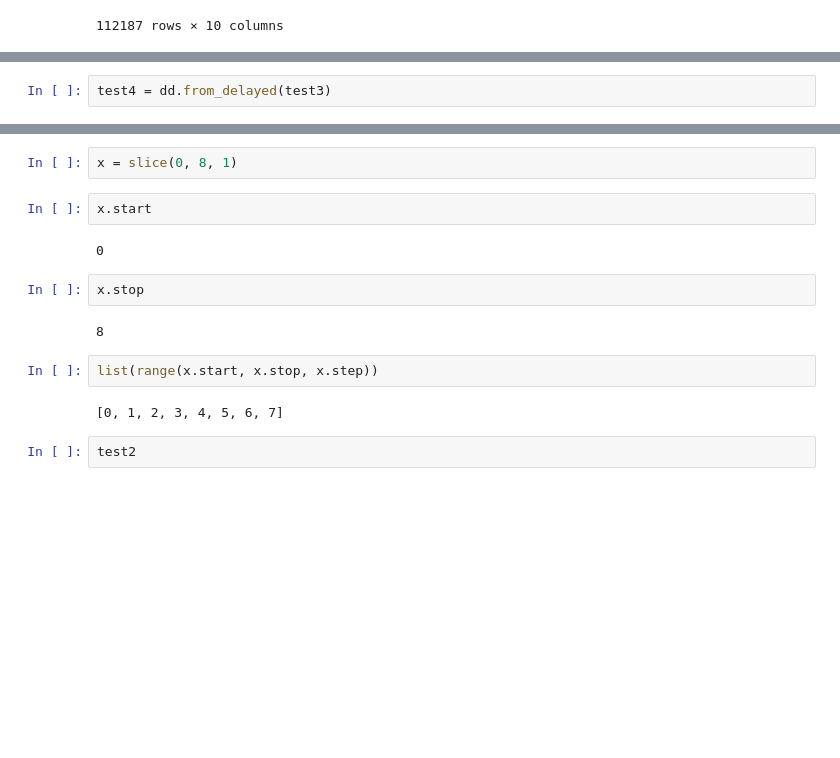
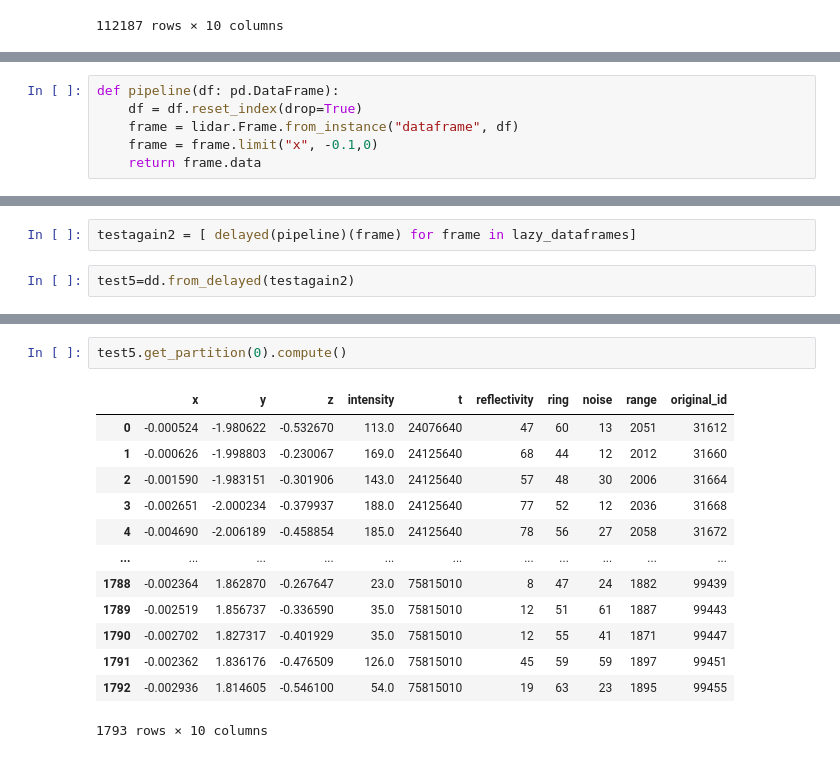
Before and after one commit to virtual-vehicle/pointcloudset, a Jupyter notebook: notebooks/dask_test.ipynb, the cells around one changed output, grey strips where cells are left out. Drawn from its saved outputs; the diff is of its cells as text; blank space fills up the shorter version.

```diff
--- a/notebooks/dask_test.ipynb
+++ b/notebooks/dask_test.ipynb
@@ -245,0 +314,6 @@ test3 = [delayed(test2.get_partition(i)) for i in range(0,10)]
+# %%
+def pipeline(df: pd.DataFrame):
+    df = df.reset_index(drop=True)
+    frame = lidar.Frame.from_instance("dataframe", df)
+    frame = frame.limit("x", -0.1,0)
+    return frame.data
@@ -246,2 +324,4 @@ test3 = [delayed(test2.get_partition(i)) for i in range(0,10)]
+# %%
+testagain2 = [ delayed(pipeline)(frame) for frame in lazy_dataframes]
 # %%
-test4 = dd.from_delayed(test3)
+test5=dd.from_delayed(testagain2)
@@ -250,18 +338,18 @@ test4.npartitions
 # %% [output]
 10
-# %%
-x = slice(0, 8, 1)
-# %%
-x.start
-# %% [output]
-0
-# %%
-x.stop
-# %% [output]
-8
-# %%
-list(range(x.start, x.stop, x.step))
-# %% [output]
-[0, 1, 2, 3, 4, 5, 6, 7]
-# %%
-test2
+# %%
+test5.get_partition(0).compute()
+# %% [output]
+|  | x | y | z | intensity | t | reflectivity | ring | noise | range | original_id |
+| 0 | -0.000524 | -1.980622 | -0.532670 | 113.0 | 24076640 | 47 | 60 | 13 | 2051 | 31612 |
+| 1 | -0.000626 | -1.998803 | -0.230067 | 169.0 | 24125640 | 68 | 44 | 12 | 2012 | 31660 |
+| 2 | -0.001590 | -1.983151 | -0.301906 | 143.0 | 24125640 | 57 | 48 | 30 | 2006 | 31664 |
+| 3 | -0.002651 | -2.000234 | -0.379937 | 188.0 | 24125640 | 77 | 52 | 12 | 2036 | 31668 |
+| 4 | -0.004690 | -2.006189 | -0.458854 | 185.0 | 24125640 | 78 | 56 | 27 | 2058 | 31672 |
+| ... | ... | ... | ... | ... | ... | ... | ... | ... | ... | ... |
+| 1788 | -0.002364 | 1.862870 | -0.267647 | 23.0 | 75815010 | 8 | 47 | 24 | 1882 | 99439 |
+| 1789 | -0.002519 | 1.856737 | -0.336590 | 35.0 | 75815010 | 12 | 51 | 61 | 1887 | 99443 |
+| 1790 | -0.002702 | 1.827317 | -0.401929 | 35.0 | 75815010 | 12 | 55 | 41 | 1871 | 99447 |
+| 1791 | -0.002362 | 1.836176 | -0.476509 | 126.0 | 75815010 | 45 | 59 | 59 | 1897 | 99451 |
+| 1792 | -0.002936 | 1.814605 | -0.546100 | 54.0 | 75815010 | 19 | 63 | 23 | 1895 | 99455 |
+1793 rows × 10 columns
```
Also changed, not shown: parts of 30 cells of this notebook, 1 other file.
